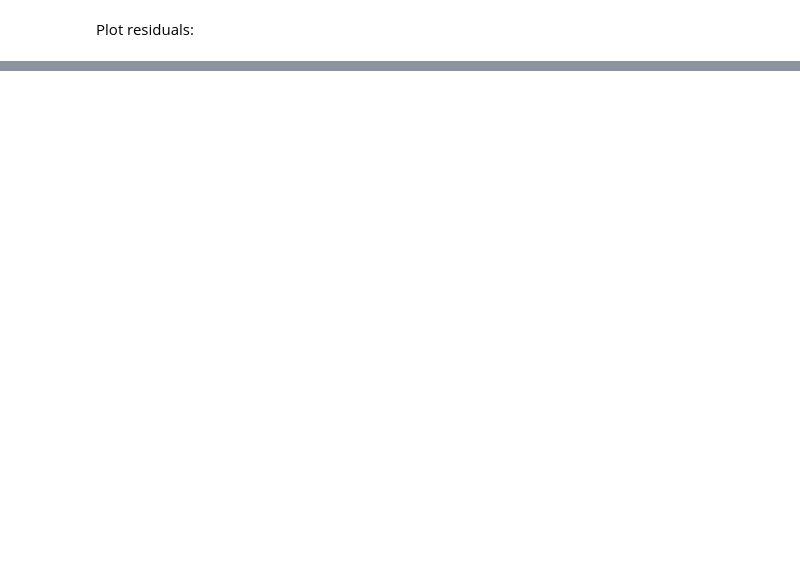
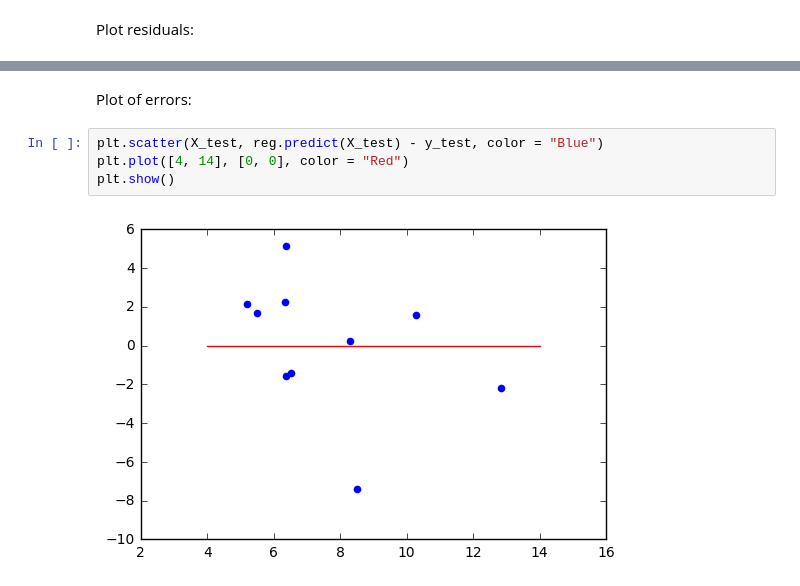
Before and after one commit to kwichmann/linear_regression_demo, a Jupyter notebook: challenge.ipynb, the cells around one changed output, grey strips where cells are left out. Cells and saved outputs as stored; diff of their text form; blank space fills up the shorter version.

```diff
--- a/challenge.ipynb
+++ b/challenge.ipynb
@@ -40,0 +54,8 @@ plt.scatter(X_train, y_train.subtract(reg.predict(X_train)))
+# %% [markdown]
+Plot of errors:
+# %%
+plt.scatter(X_test, reg.predict(X_test) - y_test, color = "Blue")
+plt.plot([4, 14], [0, 0], color = "Red")
+plt.show()
+# %% [output]
+[figure, added]
```
Also changed, not shown: parts of 6 cells of this notebook.
